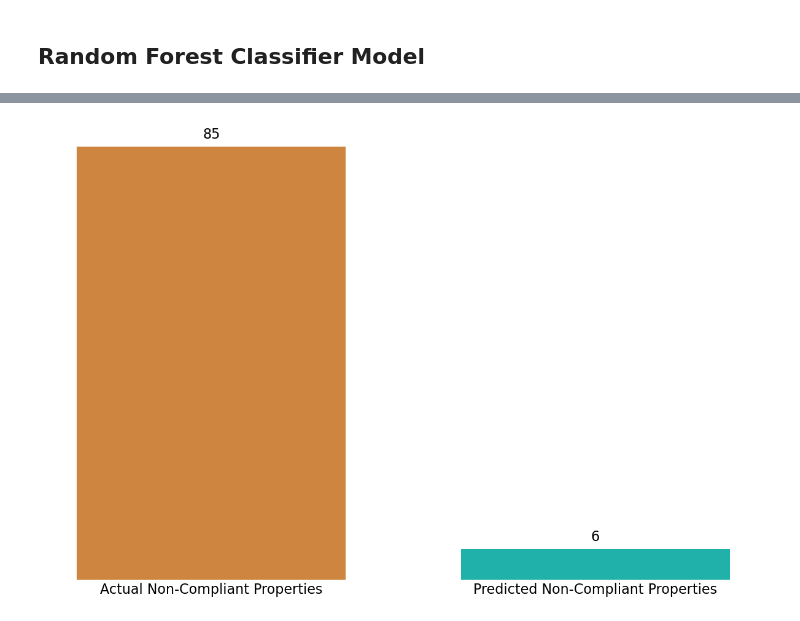
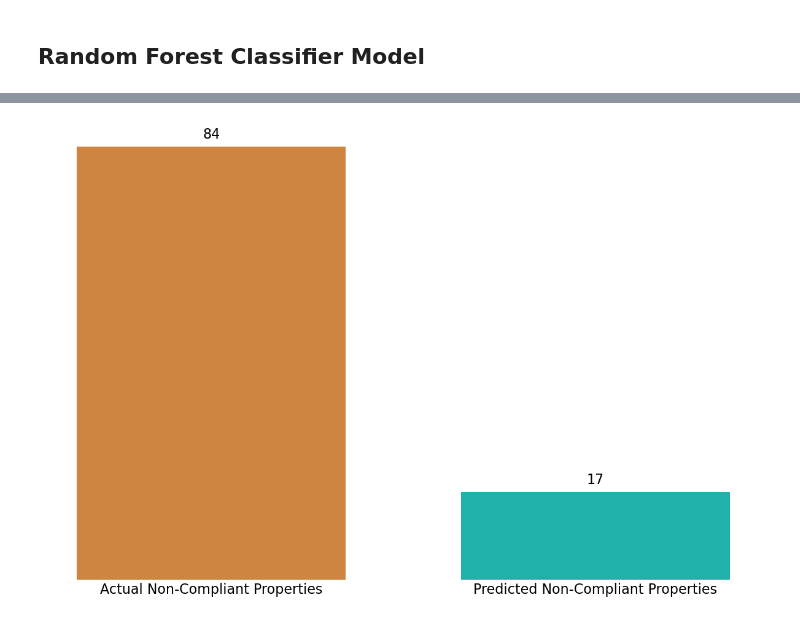
Before and after one commit to wildfire-prep/modeling, a Jupyter notebook: code/00_random_forest/04_random_forest.ipynb, the cells around one changed output, grey strips where cells are left out. Drawn from its saved outputs; the diff is of its cells as text; code cells hidden in the pictures.

Commit message:
updated figure for RF

```diff
--- a/code/00_random_forest/04_random_forest.ipynb
+++ b/code/00_random_forest/04_random_forest.ipynb
@@ -39,7 +16,7 @@ sys.path.append("../utils")
 # %%
 data = pd.read_csv(
-    "/capstone/wildfire_prep/data/PUZZLE_PIECES/assembled_puzzle.csv"
-).drop(columns=["basemap_id", 'total_rain_three_months_prior'])
+    '/capstone/wildfire_prep/data/PUZZLE_PIECES/assembled_puzzle.csv'
+).drop(columns='basemap_id')
 # %%
 # Remove Mosaiks from dataset for testing
 
@@ -351,49 +411,49 @@ ROC AUC Score: 0.6495
 import matplotlib.pyplot as plt
 import numpy as np
 
-actual_noncompliant = 85
-predicted_noncompliant = 6
+actual_noncompliant = cm[1].sum()
+predicted_noncompliant = cm[1,1]
 
 # Labels and positions
-labels = ["Actual Non-Compliant Properties", "Predicted Non-Compliant Properties"]
+labels = ['Actual Non-Compliant Properties', 'Predicted Non-Compliant Properties']
 x = np.array([0, 1])
 width = 0.7
 
 # Colors: orange for actual, steelblue for predicted
-colors = ["peru", "lightseagreen"]
+colors = ['peru', 'lightseagreen']
 
 # Create figure & axes with transparent background
-fig, ax = plt.subplots(figsize=(12, 8), facecolor="none")
-ax.set_facecolor("none")
+fig, ax = plt.subplots(figsize=(12, 8), facecolor='none')
+ax.set_facecolor('none')
 fig.patch.set_alpha(0)
 
 # Remove frame
 for spine in ax.spines.values():
     spine.set_visible(False)
 
 # Plot bars
 bars = ax.bar(x, [actual_noncompliant, predicted_noncompliant], width, color=colors)
 
 # Add count labels on top
 for bar in bars:
     h = bar.get_height()
     ax.text(
-        bar.get_x() + bar.get_width() / 2, h + 1, f"{int(h)}", ha="center", va="bottom", fontsize = 16
+        bar.get_x() + bar.get_width() / 2, h + 1, f'{int(h)}', ha='center', va='bottom', fontsize = 16
     )
 
 # Keep x-axis labels but hide the tick markers
 ax.set_xticks(x)
 ax.set_xticklabels(labels, fontsize=16)
-ax.tick_params(axis="x", length=0)
+ax.tick_params(axis='x', length=0)
 
 # Keep the y-axis title but hide tick marks and labels
-ax.set_ylabel("")
-ax.tick_params(axis="y", which="both", length=0, labelleft=False)
+ax.set_ylabel('')
+ax.tick_params(axis='y', which='both', length=0, labelleft=False)
 
 # (Optionally set a title)
-ax.set_title("")
+ax.set_title('')
 
 plt.tight_layout()
 plt.show()
 # %% [output]
-[figure, old version]
+[figure, new version]
```
Also changed, not shown: parts of 8 cells of this notebook, 1 other file.
